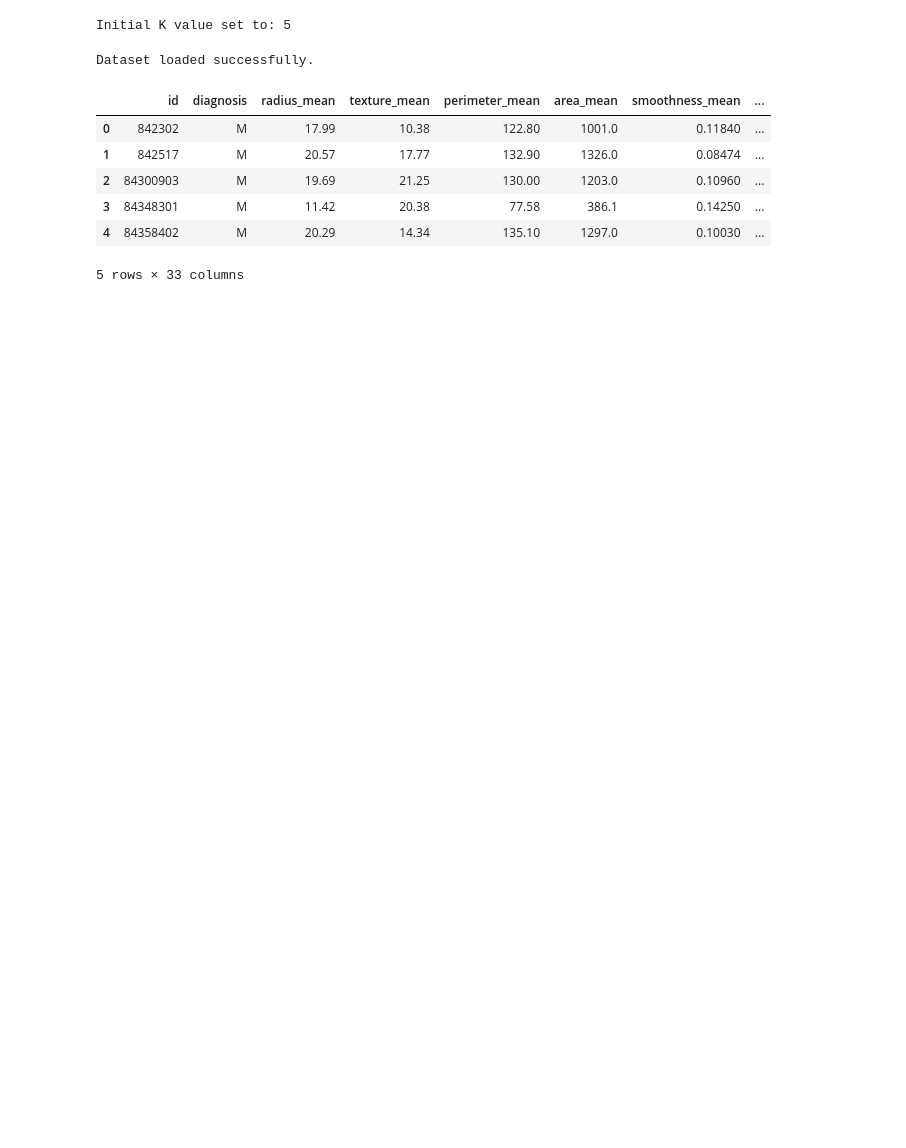
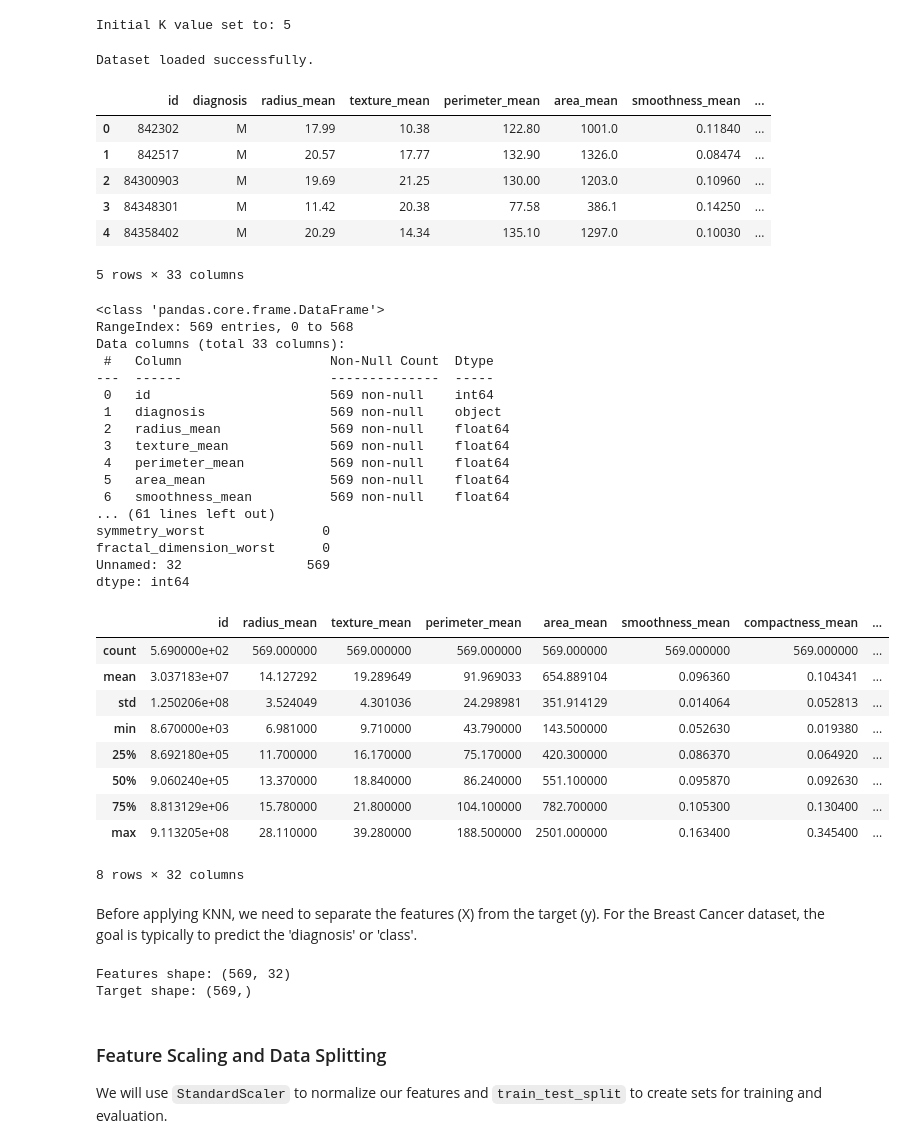
Before and after one commit to shivampatle2004/Machine-Learning-, a Jupyter notebook: K_Nearest_Neighbors_(KNN)_shivam_cs23186.ipynb, the cells around one changed output. Saved outputs shown, nothing was run; the diff lists cells and outputs as text; code cells hidden in the pictures; blank space fills up the shorter version.

```diff
--- a/K_Nearest_Neighbors_(KNN)_shivam_cs23186.ipynb
+++ b/K_Nearest_Neighbors_(KNN)_shivam_cs23186.ipynb
@@ -58,3 +107,61 @@ Dataset loaded successfully.
 | 3 | 84348301 | M | 11.42 | 20.38 | 77.58 | 386.1 | 0.14250 | ... |
 | 4 | 84358402 | M | 20.29 | 14.34 | 135.10 | 1297.0 | 0.10030 | ... |
 5 rows × 33 columns
+# %%
+if 'df' in globals():
+    # Check for missing values and data types
+    print(df.info())
+    print("\nMissing values per column:")
+    print(df.isnull().sum())
+
+    # Display summary statistics
+    display(df.describe())
+else:
+    print("Error: 'df' is not defined. Please run the cell above (09b04cf9) that loads the dataset first.")
+# %% [output]
+<class 'pandas.core.frame.DataFrame'>
+RangeIndex: 569 entries, 0 to 568
+Data columns (total 33 columns):
+ #   Column                   Non-Null Count  Dtype
+---  ------                   --------------  -----
+ 0   id                       569 non-null    int64
+ 1   diagnosis                569 non-null    object
+ 2   radius_mean              569 non-null    float64
+ 3   texture_mean             569 non-null    float64
+ 4   perimeter_mean           569 non-null    float64
+ 5   area_mean                569 non-null    float64
+ 6   smoothness_mean          569 non-null    float64
+... (61 lines left out)
+symmetry_worst               0
+fractal_dimension_worst      0
+Unnamed: 32                569
+dtype: int64
+|  | id | radius_mean | texture_mean | perimeter_mean | area_mean | smoothness_mean | compactness_mean | ... |
+| count | 5.690000e+02 | 569.000000 | 569.000000 | 569.000000 | 569.000000 | 569.000000 | 569.000000 | ... |
+| mean | 3.037183e+07 | 14.127292 | 19.289649 | 91.969033 | 654.889104 | 0.096360 | 0.104341 | ... |
+| std | 1.250206e+08 | 3.524049 | 4.301036 | 24.298981 | 351.914129 | 0.014064 | 0.052813 | ... |
+| min | 8.670000e+03 | 6.981000 | 9.710000 | 43.790000 | 143.500000 | 0.052630 | 0.019380 | ... |
+| 25% | 8.692180e+05 | 11.700000 | 16.170000 | 75.170000 | 420.300000 | 0.086370 | 0.064920 | ... |
+| 50% | 9.060240e+05 | 13.370000 | 18.840000 | 86.240000 | 551.100000 | 0.095870 | 0.092630 | ... |
+| 75% | 8.813129e+06 | 15.780000 | 21.800000 | 104.100000 | 782.700000 | 0.105300 | 0.130400 | ... |
+| max | 9.113205e+08 | 28.110000 | 39.280000 | 188.500000 | 2501.000000 | 0.163400 | 0.345400 | ... |
+8 rows × 32 columns
+# %% [markdown]
+Before applying KNN, we need to separate the features (X) from the target (y). For the Breast Cancer dataset, the goal is typically to predict the 'diagnosis' or 'class'.
+# %%
+if 'df' in globals():
+    # Assuming the last column is the target and the rest are features
+    # Adjust these indices if the dataset structure is different
+    X = df.iloc[:, :-1]
+    y = df.iloc[:, -1]
+
+    print(f"Features shape: {X.shape}")
+    print(f"Target shape: {y.shape}")
+else:
+    print("Error: 'df' is not defined. Please ensure the dataset loading cell (09b04cf9) has been executed successfully.")
+# %% [output]
+Features shape: (569, 32)
+Target shape: (569,)
+# %% [markdown]
+### Feature Scaling and Data Splitting
+We will use `StandardScaler` to normalize our features and `train_test_split` to create sets for training and evaluation.
```
Also changed, not shown: parts of 10 cells of this notebook.
